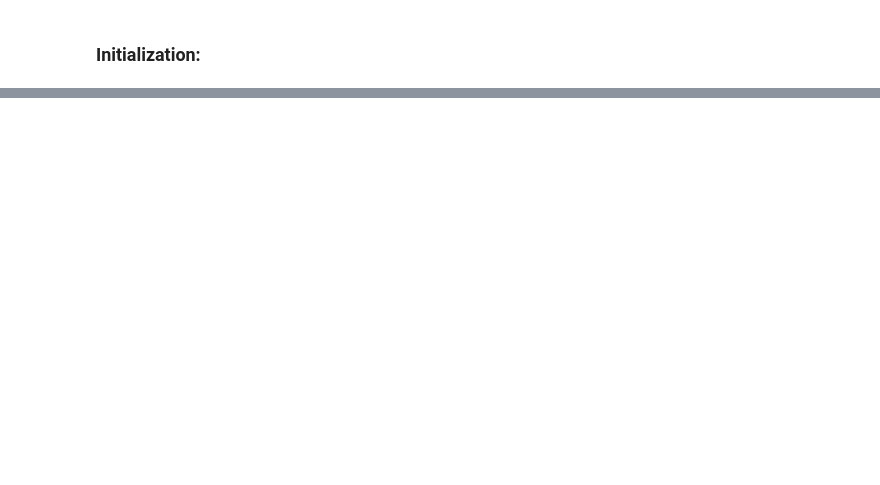
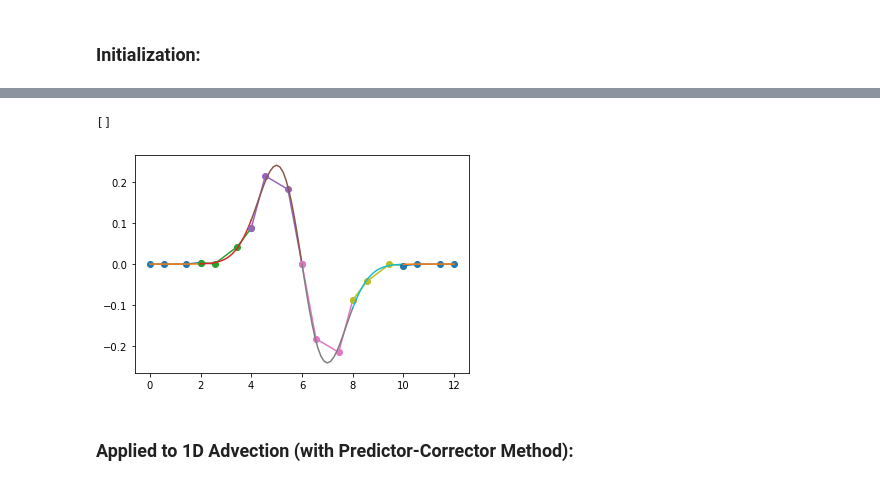
Before and after one commit to msingh1204/FEM, a Jupyter notebook: FEM_Multi.ipynb, the cells around one changed output, grey strips where cells are left out. Saved outputs shown, nothing was run; the diff lists cells and outputs as text; code cells hidden in the pictures; blank space fills up the shorter version.

```diff
--- a/FEM_Multi.ipynb
+++ b/FEM_Multi.ipynb
@@ -52,0 +182,21 @@ plt.plot(int_points(x_range, 4, L/M, M)[-1],
+# %%
+def boundary_mean(value_array, M):
+
+    return_array = value_array.copy()
+
+    for i in np.arange(M-1):
+        mean_value = np.mean([value_array[i][-1], value_array[i+1][0]])
+        return_array[i][-1] = mean_value
+        return_array[i+1][0] = mean_value
+
+    return(return_array)
+# %%
+test = boundary_mean(deriv_values, M)
+# %%
+plot_FEM(int_points(x_range, 4, L/M, M), test, M,
+         int_points(x_range, 25, L/M, M), Guassian_1st_deriv(int_points(x_range, 25, L/M, M), (L/2), 1))
+# %% [output]
+[]
+[figure, added]
+# %% [markdown]
+### Applied to 1D Advection (with Predictor-Corrector Method):
```
Also changed, not shown: parts of 22 cells of this notebook.
